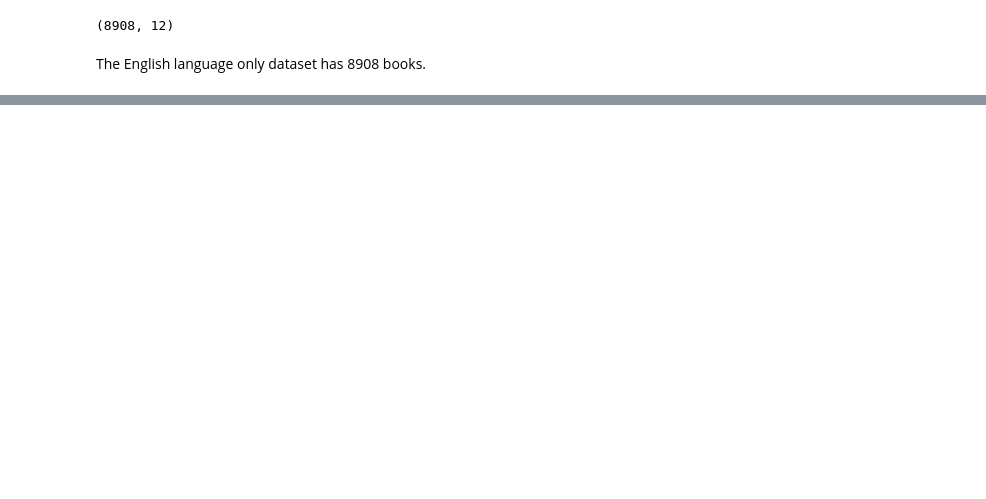
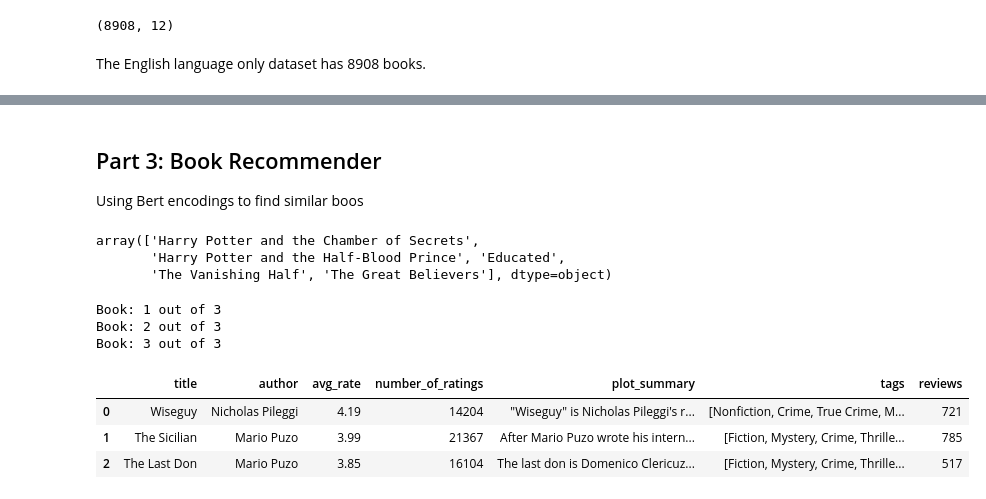
Before and after one commit to rasim321/Book_Recommender, a Jupyter notebook: Book_Recommender.ipynb, the cells around one changed output, grey strips where cells are left out. Drawn from its saved outputs; the diff is of its cells as text; code cells hidden in the pictures; blank space fills up the shorter version.

```diff
--- a/Book_Recommender.ipynb
+++ b/Book_Recommender.ipynb
@@ -697,0 +995,2 @@ abstracts = try_a['plot_summary']
+# %%
+abstracts2, book_final2 = Book_Cleaner(book_final2)
@@ -698,3 +1000,15 @@ abstracts = try_a['plot_summary']
+# %% [markdown]
+## Part 3: Book Recommender
+Using Bert encodings to find similar boos
 # %%
 #Load the Bert model from Hugging Face
 model = SentenceTransformer('bert-base-nli-mean-tokens')
+# %%
+#Get text embeddings for each abstract
+text_embeddings2 = model.encode(abstracts2, batch_size = len(abstracts2), show_progress_bar = True)
+# %%
+#Get the cosine similarity for each abstract
+similarities2 = cosine_similarity(text_embeddings2)
+
+#And finally, sort the cosine similarity by ascending order
+similarities_sorted2 = similarities2.argsort()
@@ -700,0 +1032,18 @@ model = SentenceTransformer('bert-base-nli-mean-tokens')
+# %%
+#Let's try it out
+similar_books("The Lightning Thief", book_final2, 5, similarities_sorted2)
+# %% [output]
+array(['Harry Potter and the Chamber of Secrets',
+       'Harry Potter and the Half-Blood Prince', 'Educated',
+       'The Vanishing Half', 'The Great Believers'], dtype=object)
+# %%
+#Finally, let's put it all together:
+BookDetails(BookLinks(similar_books("The Godfather", book_final2, 3, similarities_sorted2)), title_data=True,author_data=True, ratings_data=True)
+# %% [output]
+Book: 1 out of 3
+Book: 2 out of 3
+Book: 3 out of 3
+|  | title | author | avg_rate | number_of_ratings | plot_summary | tags | reviews |
+| 0 | Wiseguy | Nicholas Pileggi | 4.19 | 14204 | "Wiseguy" is Nicholas Pileggi's r... | [Nonfiction, Crime, True Crime, M... | 721 |
+| 1 | The Sicilian | Mario Puzo | 3.99 | 21367 | After Mario Puzo wrote his intern... | [Fiction, Mystery, Crime, Thrille... | 785 |
+| 2 | The Last Don | Mario Puzo | 3.85 | 16104 | The last don is Domenico Clericuz... | [Fiction, Mystery, Crime, Thrille... | 517 |
```
Also changed, not shown: parts of 51 cells of this notebook.
